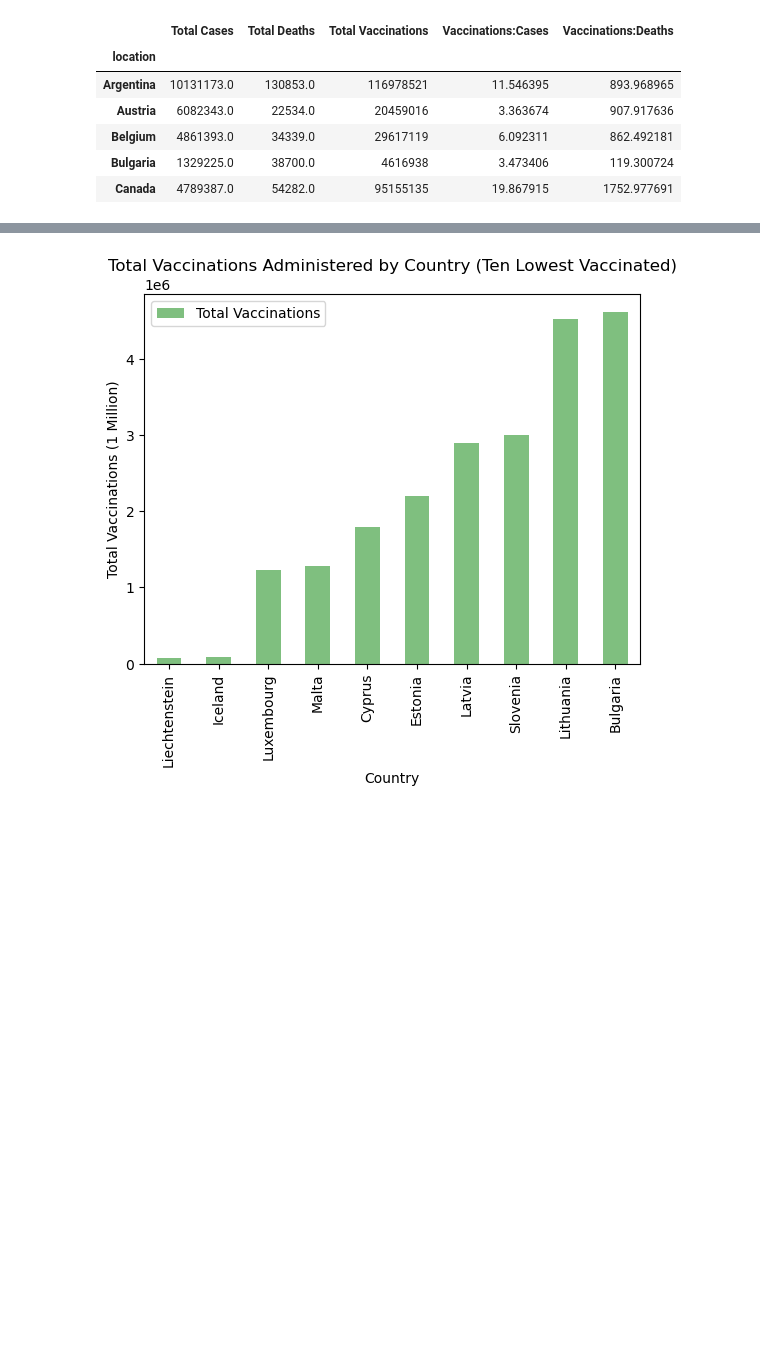
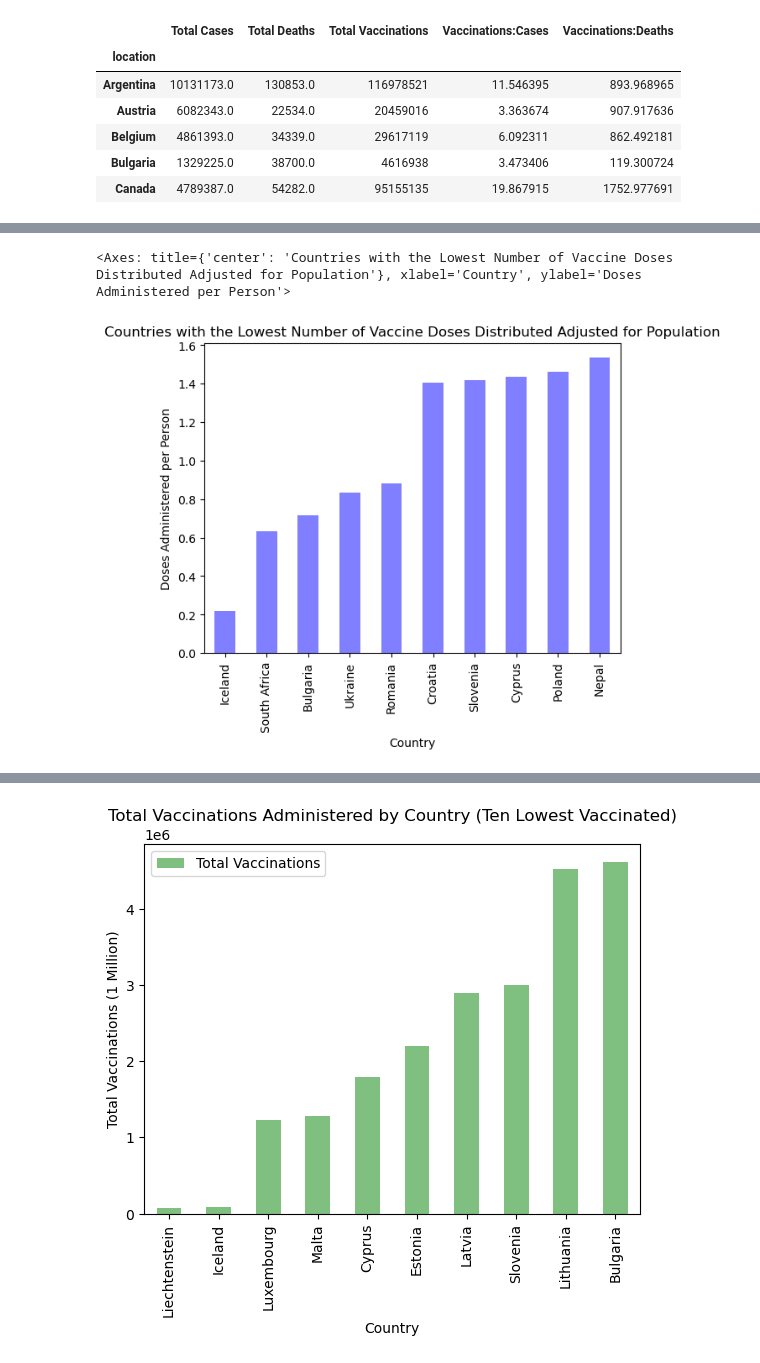
Before and after one commit to gburlew/Project-1, a Jupyter notebook: Notebooks/covid cases vs vax.ipynb, the cells around one changed output, grey strips where cells are left out. Saved outputs shown, nothing was run; the diff lists cells and outputs as text; code cells hidden in the pictures; blank space fills up the shorter version.

```diff
--- a/Notebooks/covid cases vs vax.ipynb
+++ b/Notebooks/covid cases vs vax.ipynb
@@ -58,0 +168,5 @@ vax_case_ratio.head()
+# %%
+vax_rates_bottom['Vaccination Rate'].plot(kind='bar',alpha=0.5,color='blue',title='Countries with the Lowest Number of Vaccine Doses Distributed Adjusted for Population',xlabel='Country',ylabel='Doses Administered per Person')
+# %% [output]
+<Axes: title={'center': 'Countries with the Lowest Number of Vaccine Doses Distributed Adjusted for Population'}, xlabel='Country', ylabel='Doses Administered per Person'>
+[figure, added]
```
Also changed, not shown: parts of 20 cells of this notebook, 1 other file.
